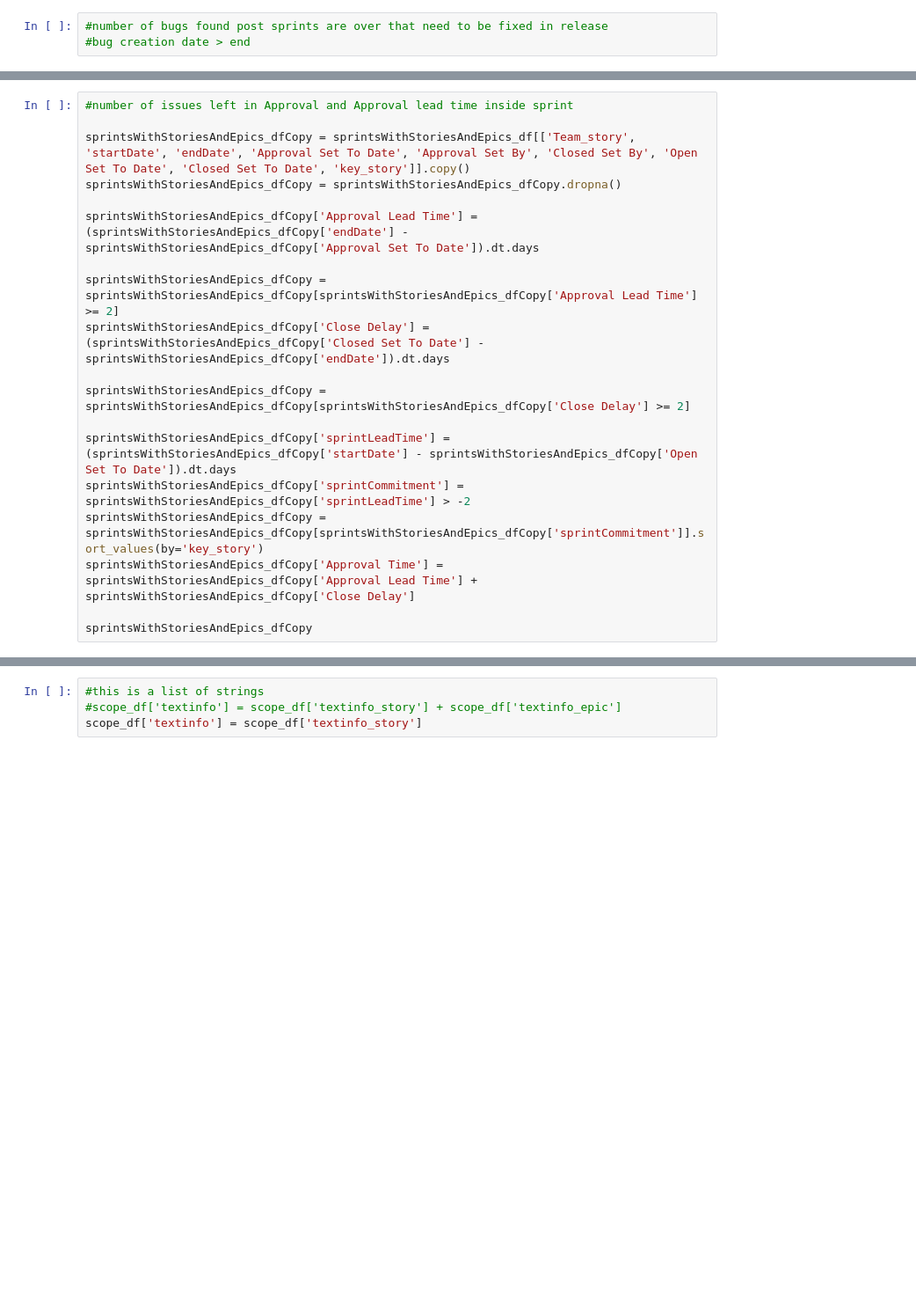
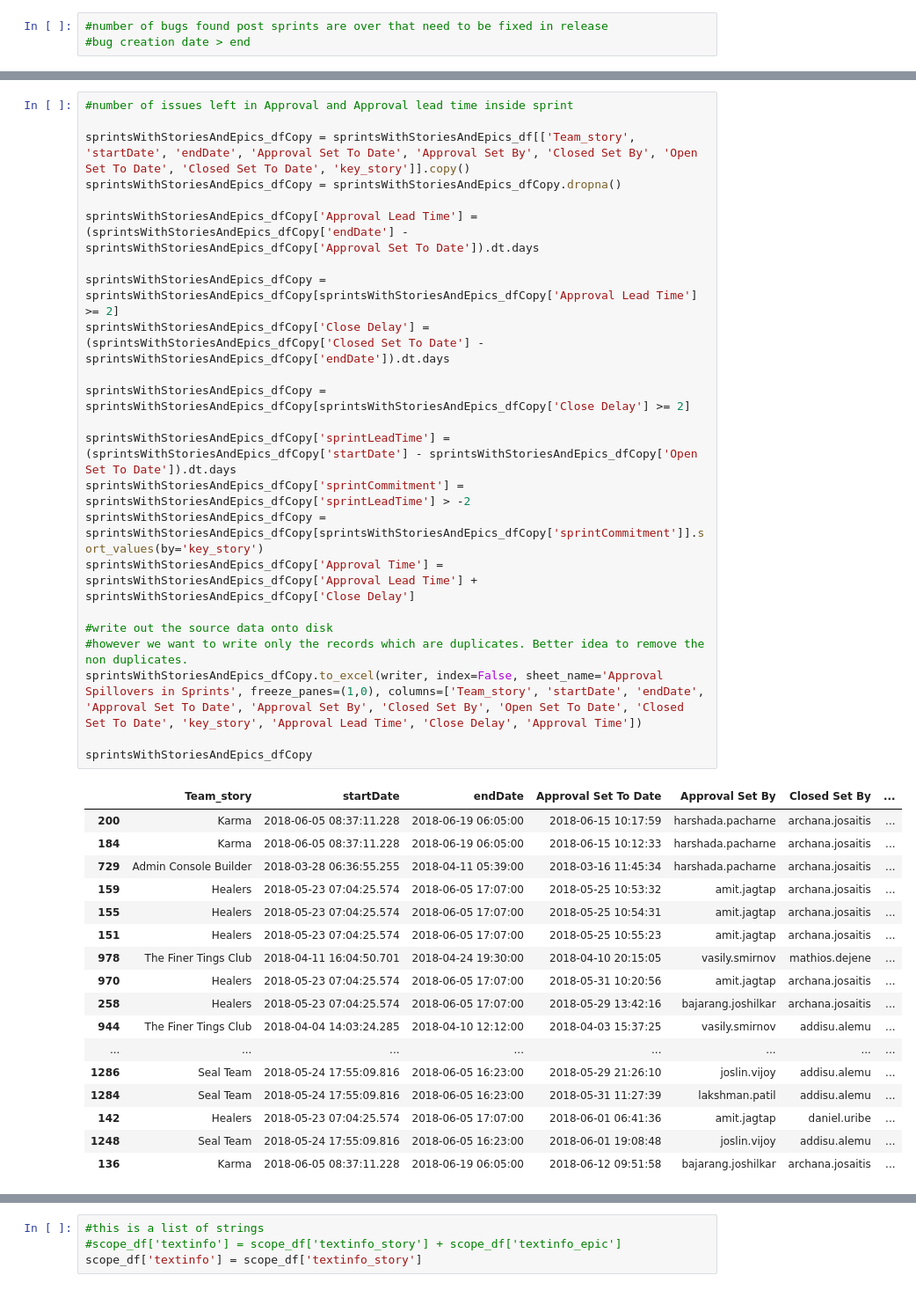
Before and after one commit to medhavib/JiraUtils, a Jupyter notebook: metrics-collection.ipynb, the cells around one changed output, grey strips where cells are left out. Shown at 88% size. Cells and saved outputs as stored; diff of their text form; blank space fills up the shorter version.

```diff
--- a/metrics-collection.ipynb
+++ b/metrics-collection.ipynb
@@ -376,19 +540,41 @@ sprintsWithStoriesAndEpics_dfCopy.groupby(['Approval Set By', 'Team_story']).agg
 # %%
 #number of issues left in Approval and Approval lead time inside sprint
 
 sprintsWithStoriesAndEpics_dfCopy = sprintsWithStoriesAndEpics_df[['Team_story', 'startDate', 'endDate', 'Approval Set To Date', 'Approval Set By', 'Closed Set By', 'Open Set To Date', 'Closed Set To Date', 'key_story']].copy()
 sprintsWithStoriesAndEpics_dfCopy = sprintsWithStoriesAndEpics_dfCopy.dropna()
 
 sprintsWithStoriesAndEpics_dfCopy['Approval Lead Time'] = (sprintsWithStoriesAndEpics_dfCopy['endDate'] - sprintsWithStoriesAndEpics_dfCopy['Approval Set To Date']).dt.days
 
 sprintsWithStoriesAndEpics_dfCopy = sprintsWithStoriesAndEpics_dfCopy[sprintsWithStoriesAndEpics_dfCopy['Approval Lead Time'] >= 2]
 sprintsWithStoriesAndEpics_dfCopy['Close Delay'] = (sprintsWithStoriesAndEpics_dfCopy['Closed Set To Date'] - sprintsWithStoriesAndEpics_dfCopy['endDate']).dt.days
 
 sprintsWithStoriesAndEpics_dfCopy = sprintsWithStoriesAndEpics_dfCopy[sprintsWithStoriesAndEpics_dfCopy['Close Delay'] >= 2]
 
 sprintsWithStoriesAndEpics_dfCopy['sprintLeadTime'] = (sprintsWithStoriesAndEpics_dfCopy['startDate'] - sprintsWithStoriesAndEpics_dfCopy['Open Set To Date']).dt.days
 sprintsWithStoriesAndEpics_dfCopy['sprintCommitment'] = sprintsWithStoriesAndEpics_dfCopy['sprintLeadTime'] > -2
 sprintsWithStoriesAndEpics_dfCopy = sprintsWithStoriesAndEpics_dfCopy[sprintsWithStoriesAndEpics_dfCopy['sprintCommitment']].sort_values(by='key_story')
 sprintsWithStoriesAndEpics_dfCopy['Approval Time'] = sprintsWithStoriesAndEpics_dfCopy['Approval Lead Time'] + sprintsWithStoriesAndEpics_dfCopy['Close Delay']
 
+#write out the source data onto disk
+#however we want to write only the records which are duplicates. Better idea to remove the non duplicates.
+sprintsWithStoriesAndEpics_dfCopy.to_excel(writer, index=False, sheet_name='Approval Spillovers in Sprints', freeze_panes=(1,0), columns=['Team_story', 'startDate', 'endDate', 'Approval Set To Date', 'Approval Set By', 'Closed Set By', 'Open Set To Date', 'Closed Set To Date', 'key_story', 'Approval Lead Time', 'Close Delay', 'Approval Time'])
+
 sprintsWithStoriesAndEpics_dfCopy
+# %% [output]
+|  | Team_story | startDate | endDate | Approval Set To Date | Approval Set By | Closed Set By | ... |
+| 200 | Karma | 2018-06-05 08:37:11.228 | 2018-06-19 06:05:00 | 2018-06-15 10:17:59 | harshada.pacharne | archana.josaitis | ... |
+| 184 | Karma | 2018-06-05 08:37:11.228 | 2018-06-19 06:05:00 | 2018-06-15 10:12:33 | harshada.pacharne | archana.josaitis | ... |
+| 729 | Admin Console Builder | 2018-03-28 06:36:55.255 | 2018-04-11 05:39:00 | 2018-03-16 11:45:34 | harshada.pacharne | archana.josaitis | ... |
+| 159 | Healers | 2018-05-23 07:04:25.574 | 2018-06-05 17:07:00 | 2018-05-25 10:53:32 | amit.jagtap | archana.josaitis | ... |
+| 155 | Healers | 2018-05-23 07:04:25.574 | 2018-06-05 17:07:00 | 2018-05-25 10:54:31 | amit.jagtap | archana.josaitis | ... |
+| 151 | Healers | 2018-05-23 07:04:25.574 | 2018-06-05 17:07:00 | 2018-05-25 10:55:23 | amit.jagtap | archana.josaitis | ... |
+| 978 | The Finer Tings Club | 2018-04-11 16:04:50.701 | 2018-04-24 19:30:00 | 2018-04-10 20:15:05 | vasily.smirnov | mathios.dejene | ... |
+| 970 | Healers | 2018-05-23 07:04:25.574 | 2018-06-05 17:07:00 | 2018-05-31 10:20:56 | amit.jagtap | archana.josaitis | ... |
+| 258 | Healers | 2018-05-23 07:04:25.574 | 2018-06-05 17:07:00 | 2018-05-29 13:42:16 | bajarang.joshilkar | archana.josaitis | ... |
+| 944 | The Finer Tings Club | 2018-04-04 14:03:24.285 | 2018-04-10 12:12:00 | 2018-04-03 15:37:25 | vasily.smirnov | addisu.alemu | ... |
+| ... | ... | ... | ... | ... | ... | ... | ... |
+| 1286 | Seal Team | 2018-05-24 17:55:09.816 | 2018-06-05 16:23:00 | 2018-05-29 21:26:10 | joslin.vijoy | addisu.alemu | ... |
+| 1284 | Seal Team | 2018-05-24 17:55:09.816 | 2018-06-05 16:23:00 | 2018-05-31 11:27:39 | lakshman.patil | addisu.alemu | ... |
+| 142 | Healers | 2018-05-23 07:04:25.574 | 2018-06-05 17:07:00 | 2018-06-01 06:41:36 | amit.jagtap | daniel.uribe | ... |
+| 1248 | Seal Team | 2018-05-24 17:55:09.816 | 2018-06-05 16:23:00 | 2018-06-01 19:08:48 | joslin.vijoy | addisu.alemu | ... |
+| 136 | Karma | 2018-06-05 08:37:11.228 | 2018-06-19 06:05:00 | 2018-06-12 09:51:58 | bajarang.joshilkar | archana.josaitis | ... |
```
Also changed, not shown: parts of 19 cells of this notebook.
